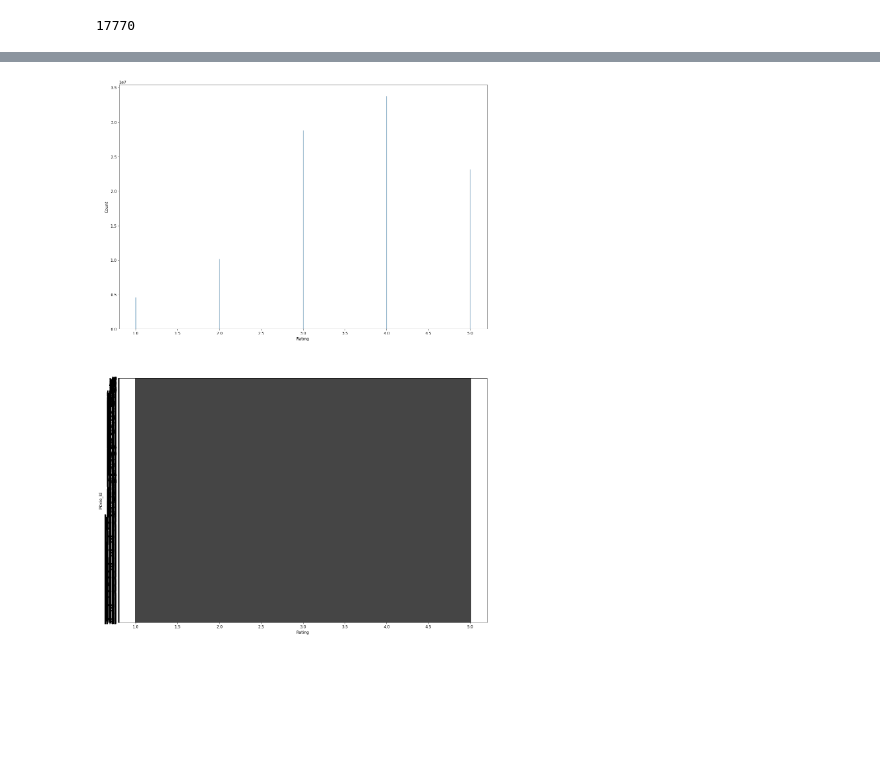
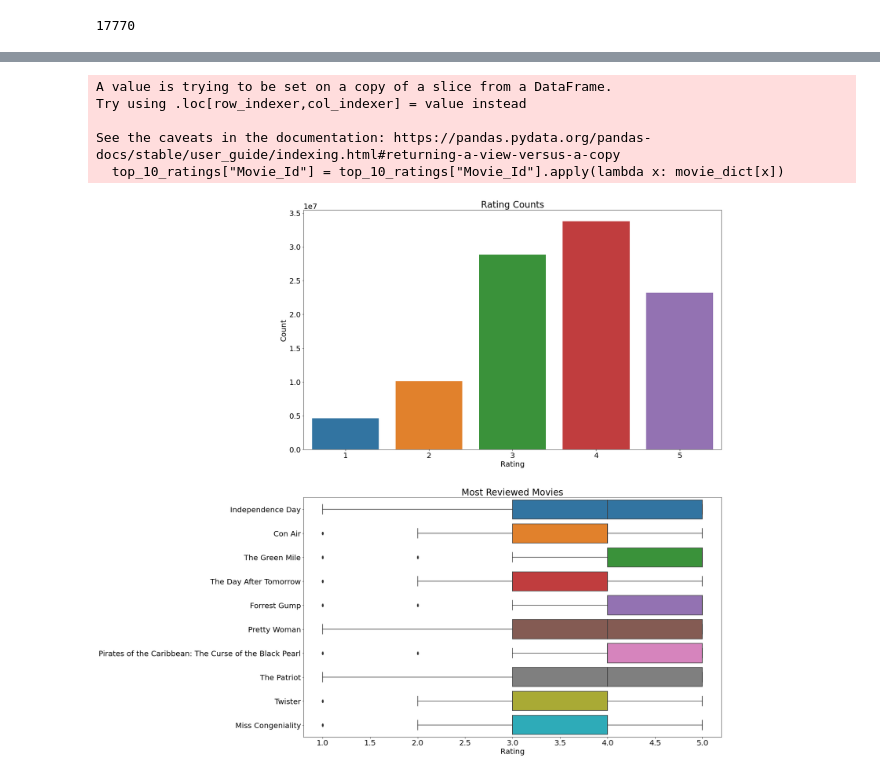
Before and after one commit to dash2927/ABCD, a Jupyter notebook: notebooks/EDA_Netflix.ipynb, the cells around one changed output, grey strips where cells are left out. Saved outputs shown, nothing was run; the diff lists cells and outputs as text; code cells hidden in the pictures; blank space fills up the shorter version.

```diff
--- a/notebooks/EDA_Netflix.ipynb
+++ b/notebooks/EDA_Netflix.ipynb
@@ -95,3 +97,8 @@ len(ratings['Movie_Id'].unique())
 rating_cnt = ratings.groupby(by=["Movie_Id"])["Rating"].count()
 rating_avg = ratings.groupby(by=["Movie_Id"])["Rating"].mean()
 rating_std = ratings.groupby(by=["Movie_Id"])["Rating"].std()
+# %%
+# Top 10 most reviewed movies
+top_10_count = rating_cnt.sort_values(ascending=False)[:10]
+top_10_count.index = [ntfx[ntfx['Movie_Id'] == i]['Name'].values[0] for i in top_10_count.index]
+top_10_count
@@ -98,11 +134,27 @@ rating_std = ratings.groupby(by=["Movie_Id"])["Rating"].std()
+# %%
+top_10_ratings = ratings[ratings['Movie_Id'].isin(rating_cnt.sort_values(ascending=False)[:10].index)]
+ids = rating_cnt.sort_values(ascending=False)[:10].index
+movie_dict = {i : k for i, k in zip(ids, top_10_count.index)}
+top_10_ratings["Movie_Id"] = top_10_ratings["Movie_Id"].apply(lambda x: movie_dict[x])
+# %% [output]
+A value is trying to be set on a copy of a slice from a DataFrame.
+Try using .loc[row_indexer,col_indexer] = value instead
+
+See the caveats in the documentation: https://pandas.pydata.org/pandas-docs/stable/user_guide/indexing.html#returning-a-view-versus-a-copy
+  top_10_ratings["Movie_Id"] = top_10_ratings["Movie_Id"].apply(lambda x: movie_dict[x])
 # %%
-fig = plt.figure(figsize=(20, 30))
-font = {'size'   : 12}
+fig = plt.figure(figsize=(20, 40))
+font = {'size'   : 20}
 plt.rc('font', **font)
-ax = fig.add_subplot(2, 1, 1)
-sns.histplot(data=ratings, x="Rating")
-ax = fig.add_subplot(2, 1, 2)
-ax = sns.boxplot(data=ratings, y="Movie_Id", x="Rating", orient="h")
-ax.set_axisbelow(True)
+ax = fig.add_subplot(3, 1, 1)
+sns.countplot(data=ratings, x="Rating")
+ax.set_xlabel('Rating')
+ax.set_ylabel('Count')
+ax.set_title('Rating Counts');
+ax = fig.add_subplot(3, 1, 2)
+sns.boxplot(data=top_10_ratings, y="Movie_Id", x="Rating", orient="h")
+ax.set_title("Most Reviewed Movies")
+ax.set_xlabel("Rating")
+ax.set_ylabel("");
 # %% [output]
-[figure, old version]
+[figure, new version]
```
Also changed, not shown: parts of 5 cells of this notebook, 3 other files.
